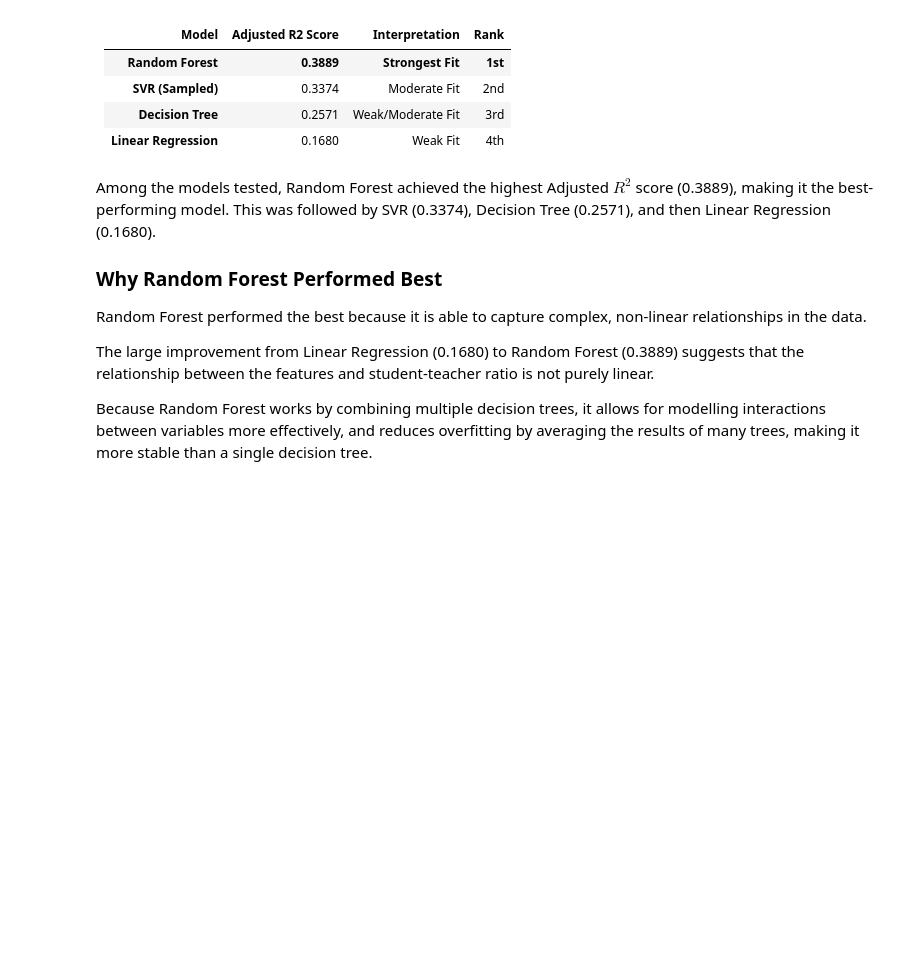
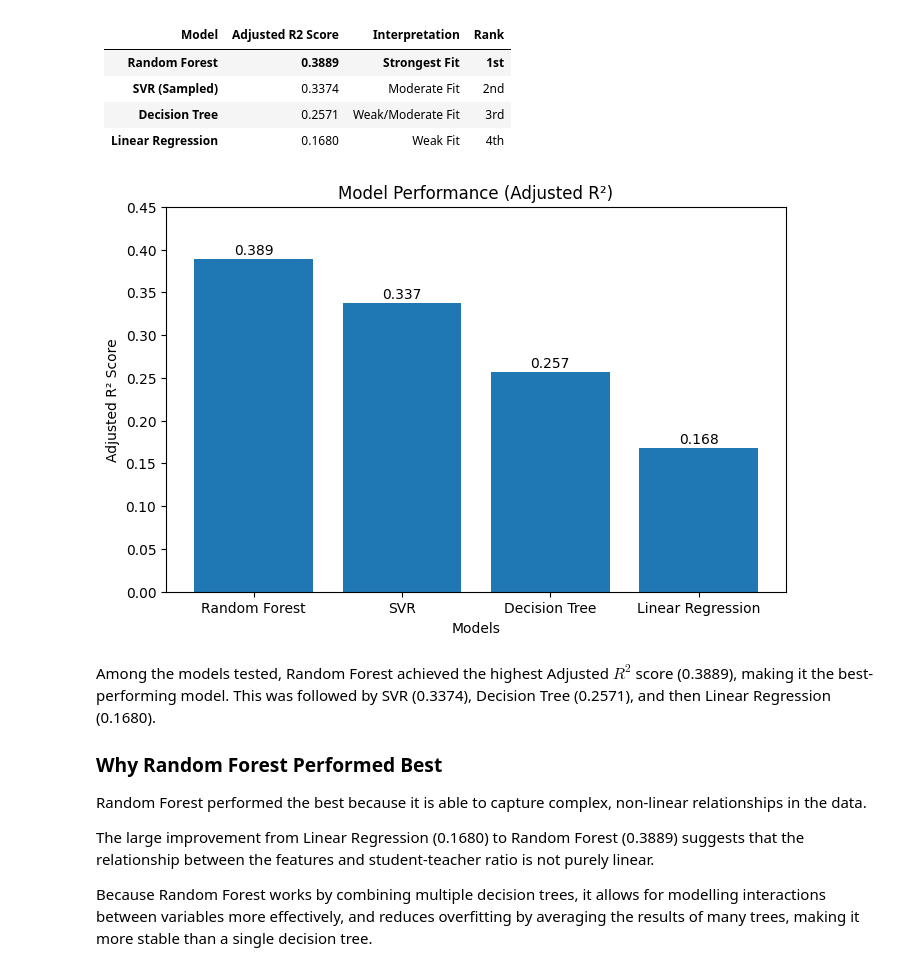
Before and after one commit to monteleecode/data-analytics, a Jupyter notebook: P2-Deliverable1.ipynb, the cells around one changed output. Saved outputs shown, nothing was run; the diff lists cells and outputs as text; code cells hidden in the pictures; blank space fills up the shorter version.

Commit message:
added bar chart to visually represent R2 values

```diff
--- a/P2-Deliverable1.ipynb
+++ b/P2-Deliverable1.ipynb
@@ -402,6 +402,32 @@ Comparability: It allows you to fairly compare a simple model (Linear Regression
 |**SVR (Sampled)**|0.3374|Moderate Fit|2nd|
 |**Decision Tree**|0.2571|Weak/Moderate Fit|3rd|
 |**Linear Regression**|0.1680|Weak Fit|4th|
+# %%
+import matplotlib.pyplot as plt
+
+# Model names and scores
+models = ["Random Forest", "SVR", "Decision Tree", "Linear Regression"]
+scores = [0.3889, 0.3374, 0.2571, 0.1680]
+
+# Plot
+plt.figure(figsize=(8,5))
+bars = plt.bar(models, scores)
+
+# Labels
+plt.title("Model Performance (Adjusted R²)")
+plt.ylabel("Adjusted R² Score")
+plt.xlabel("Models")
+
+# Add values on top of bars
+for bar in bars:
+    height = bar.get_height()
+    plt.text(bar.get_x() + bar.get_width()/2, height + 0.005,
+             f"{height:.3f}", ha='center')
+
+plt.ylim(0, 0.45)
+plt.show()
+# %% [output]
+[figure, added]
 # %% [markdown]
 Among the models tested, Random Forest achieved the highest Adjusted $R^2$ score (0.3889), making it the best-performing model. This was followed by SVR (0.3374), Decision Tree (0.2571), and then Linear Regression (0.1680).
 
```
Also changed, not shown: parts of 1 cell of this notebook.
